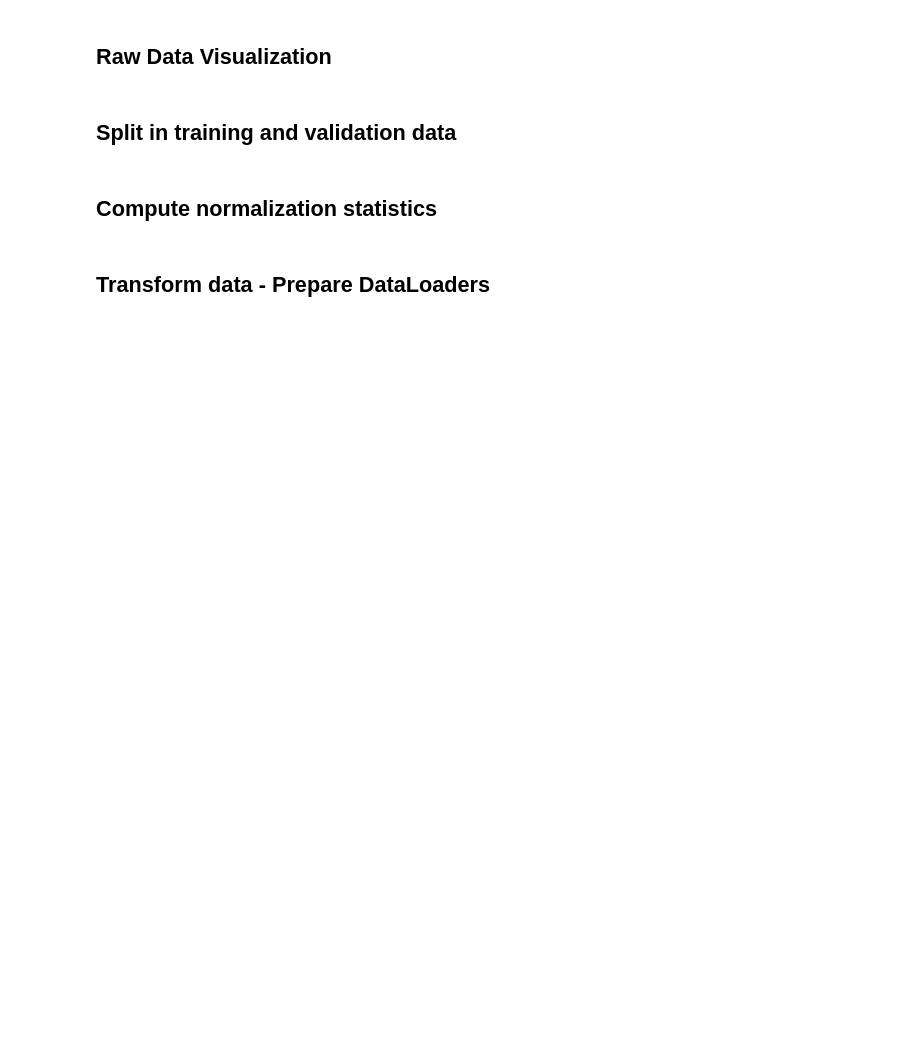
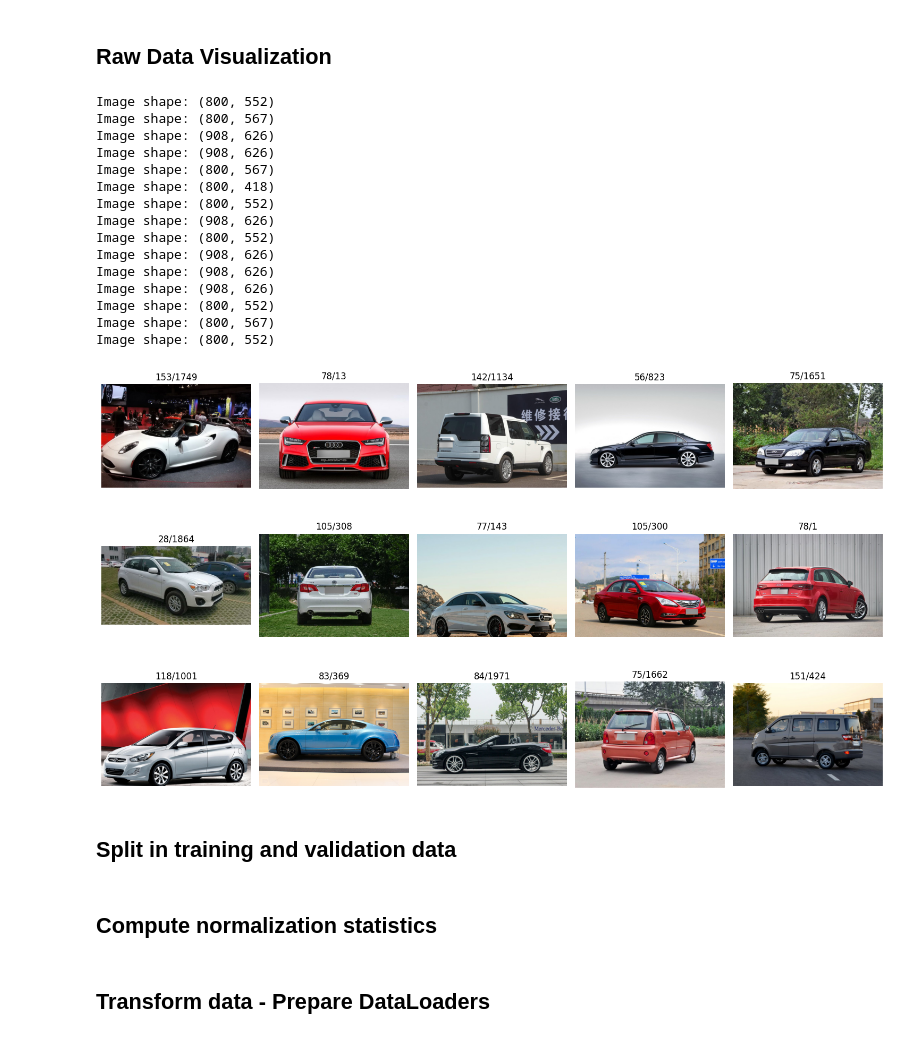
Before and after one commit to edos08/NNDL-PROJECT, a Jupyter notebook: cars_classification.ipynb, the cells around one changed output. Drawn from its saved outputs; the diff is of its cells as text; code cells hidden in the pictures; blank space fills up the shorter version.

```diff
--- a/cars_classification.ipynb
+++ b/cars_classification.ipynb
@@ -100,23 +133,40 @@ print(len(total_set.classes))
 # %%
 # Visualization of the dataset
 label_dict = {y: x for x, y in total_set.class_to_idx.items()}
 
 num_images_to_show = 15
 data_idx = np.random.randint(0, high=len(total_set), size=num_images_to_show)
 num_cols = 5
 num_rows = num_images_to_show // num_cols
 
 fig, axes = plt.subplots(num_rows, num_cols, figsize=(15, num_rows * 3))
 axes = axes.flatten()
 for i in range(num_images_to_show):
     image, label = total_set[data_idx[i]]
-    npimg = np.array(image)
-    axes[i].imshow(npimg)
+    np_img = np.array(image)
+    axes[i].imshow(np_img)
     axes[i].set_title(label_dict[label])
     axes[i].axis('off')
     print(f"Image shape: {image.size}")
 plt.tight_layout()
 plt.show()
+# %% [output]
+Image shape: (800, 552)
+Image shape: (800, 567)
+Image shape: (908, 626)
+Image shape: (908, 626)
+Image shape: (800, 567)
+Image shape: (800, 418)
+Image shape: (800, 552)
+Image shape: (908, 626)
+Image shape: (800, 552)
+Image shape: (908, 626)
+Image shape: (908, 626)
+Image shape: (908, 626)
+Image shape: (800, 552)
+Image shape: (800, 567)
+Image shape: (800, 552)
+[figure, added]
 # %% [markdown]
 ## Split in training and validation data
 # %%
```
Also changed, not shown: parts of 13 cells of this notebook.
